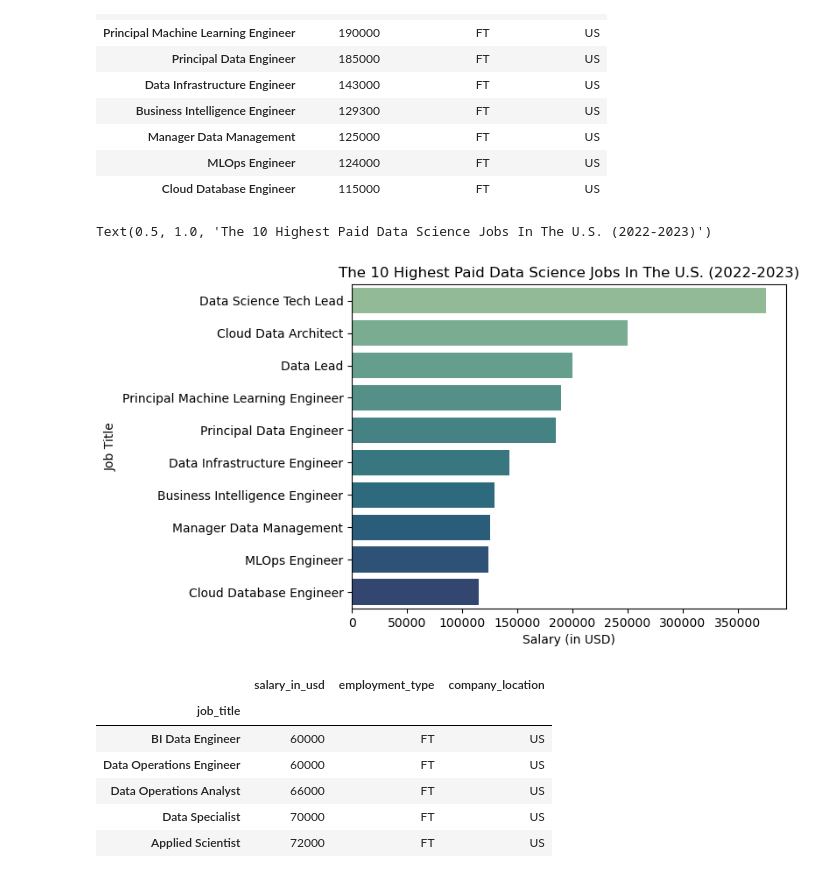
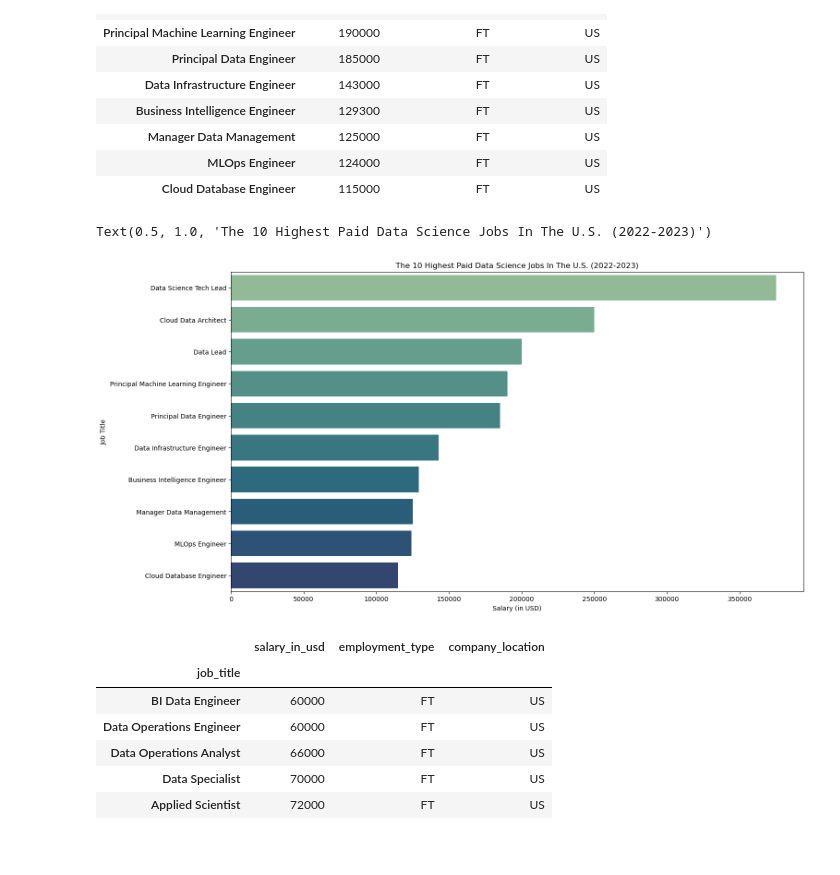
Before and after one commit to joshlynj/ds_salaries, a Jupyter notebook: notebooks/eda.ipynb, the cells around one changed output. Saved outputs shown, nothing was run; the diff lists cells and outputs as text; code cells hidden in the pictures; blank space fills up the shorter version.

```diff
--- a/notebooks/eda.ipynb
+++ b/notebooks/eda.ipynb
@@ -194,15 +194,15 @@ highest_pay_top
 | MLOps Engineer | 124000 | FT | US |
 | Cloud Database Engineer | 115000 | FT | US |
 # %%
-fig, ax = plt.subplots()
+fig, ax1 = plt.subplots(figsize=(16,9))
 sns.barplot(y = highest_pay_top.index, x = highest_pay_top.salary_in_usd, orient="h", palette="crest")
 # ax.set_xlim(100000, 460000)
 plt.xlabel('Salary (in USD)')
 plt.ylabel('Job Title')
 plt.title('The 10 Highest Paid Data Science Jobs In The U.S. (2022-2023)')
 # %% [output]
 Text(0.5, 1.0, 'The 10 Highest Paid Data Science Jobs In The U.S. (2022-2023)')
-[figure, old version]
+[figure, new version]
 # %%
 lowest_pay = ds_df.groupby("job_title")["salary_in_usd", "employment_type", "company_location"].min().sort_values(by = 'salary_in_usd', ascending=True)
 #lowest_pay_top = lowest_pay.head(10).sort_values(ascending=False).to_frame()
```
Also changed, not shown: parts of 4 cells of this notebook, 1 other file.
